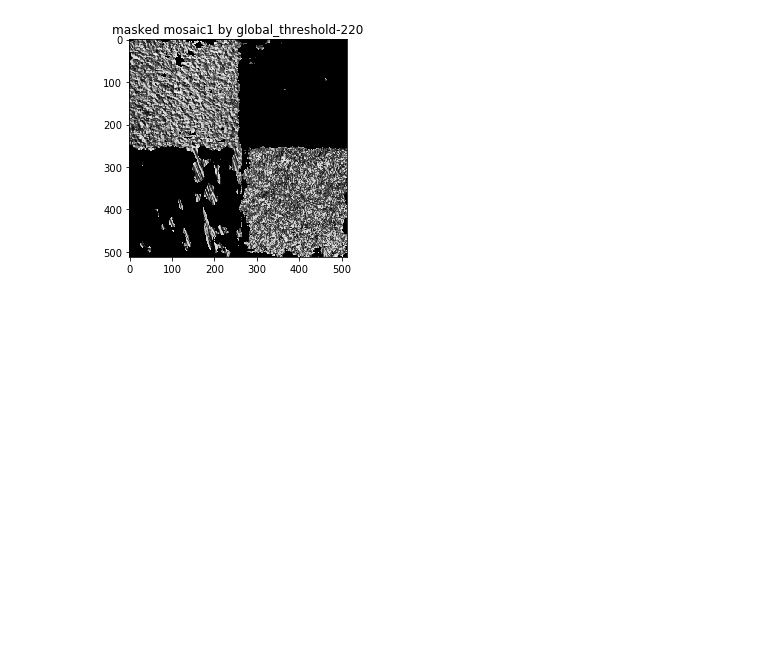
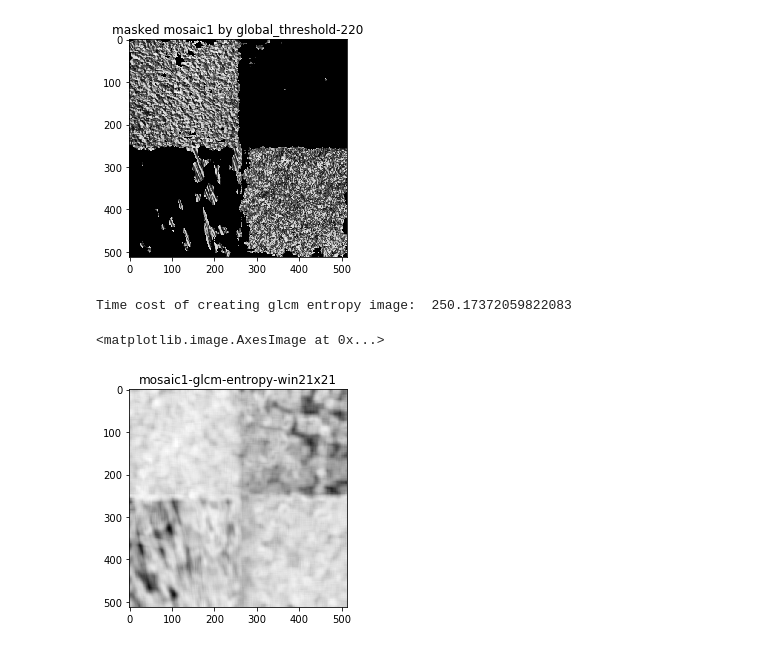
Before and after one commit to samleoqh/digital-img-ana, a Jupyter notebook: exercise/img_segm_glcm_texture.ipynb, the cells around one changed output. Drawn from its saved outputs; the diff is of its cells as text; code cells hidden in the pictures; blank space fills up the shorter version.

```diff
--- a/exercise/img_segm_glcm_texture.ipynb
+++ b/exercise/img_segm_glcm_texture.ipynb
@@ -287,3 +287,36 @@ imshow(masked_img1,'gray')
 # %% [output]
 <matplotlib.image.AxesImage at 0x...>
 [figure]
+# %%
+# Now try to use 2-order GLCM to analyise the image
+# first, requantize the image -
+rqtz_img1 = requantize(img1, level_num=10)
+
+# initialize parameters
+weights = None
+ts = time.time()
+
+glcm_img1 = construct_glcm_feature_img(gray_img=rqtz_img1,
+                                       win_order=10,
+                                       feature='entropy',
+                                       glcm_type='isotropic',
+                                       weights=weights,
+                                       fill_type='mirror',
+                                       norm=True,
+                                       symm=True,
+                                       stepsize=5)
+
+print('Time cost of creating glcm entropy image: ', time.time() - ts)
+# %% [output]
+Time cost of creating glcm entropy image:  250.17372059822083
+# %%
+savename = "{0}-glcm-{1}-win{2}x{2}.png".format(get_basename(org_file1),
+                                                feature_name,
+                                                window_size)
+figure(fig_num)
+fig_num += 1
+plt.title(get_basename(savename))
+imshow(glcm_img1,'gray')
+# %% [output]
+<matplotlib.image.AxesImage at 0x...>
+[figure, added]
```
Also changed, not shown: parts of 4 cells of this notebook.
